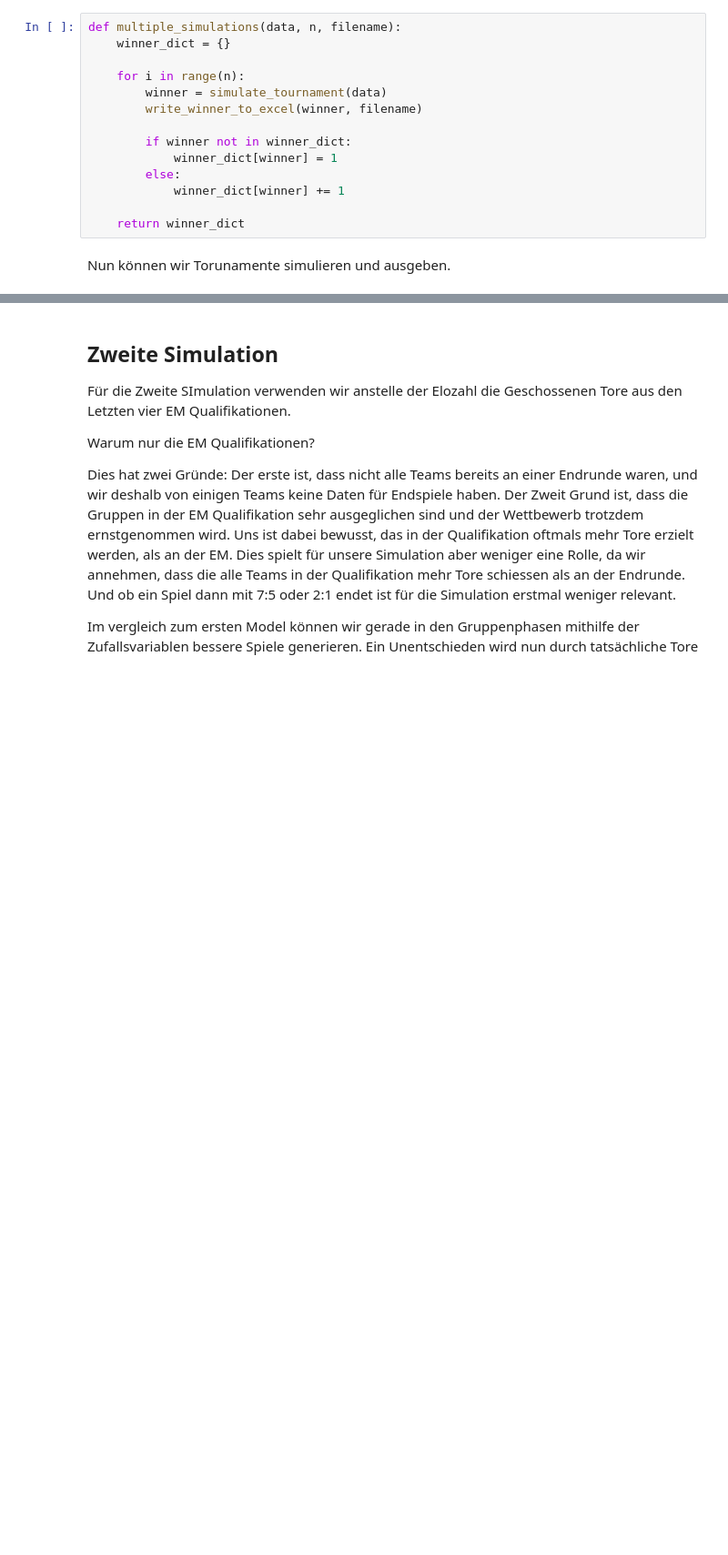
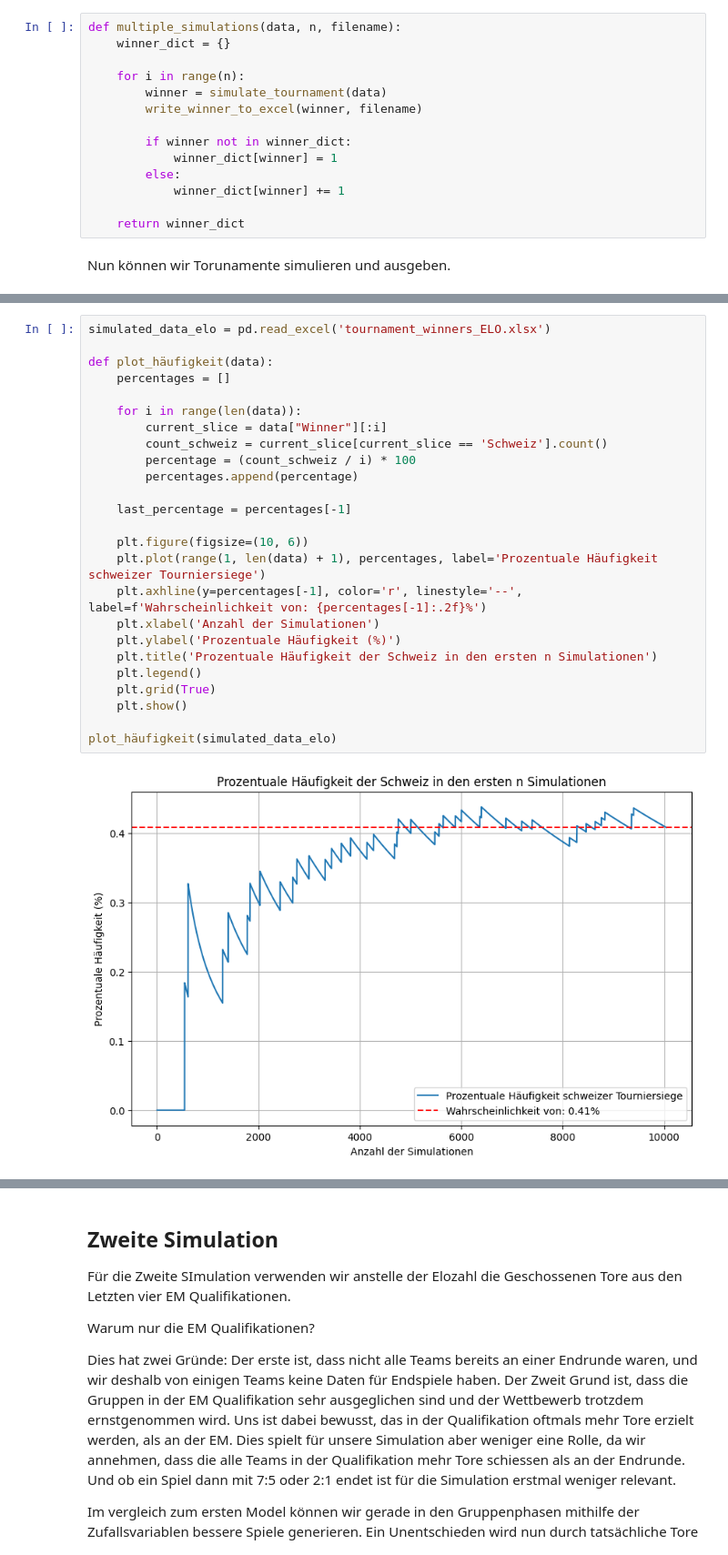
Before and after one commit to Sandra-Senn/propability_soccer_winning, a Jupyter notebook: OMC_WER.ipynb, the cells around one changed output, grey strips where cells are left out. Shown at 91% size. Drawn from its saved outputs; the diff is of its cells as text; blank space fills up the shorter version.

```diff
--- a/OMC_WER.ipynb
+++ b/OMC_WER.ipynb
@@ -399,3 +399,30 @@ plt.show()
+# %%
+simulated_data_elo = pd.read_excel('tournament_winners_ELO.xlsx')
+
+def plot_häufigkeit(data):
+    percentages = []
+
+    for i in range(len(data)):
+        current_slice = data["Winner"][:i]
+        count_schweiz = current_slice[current_slice == 'Schweiz'].count()
+        percentage = (count_schweiz / i) * 100
+        percentages.append(percentage)
+
+    last_percentage = percentages[-1]
+
+    plt.figure(figsize=(10, 6))
+    plt.plot(range(1, len(data) + 1), percentages, label='Prozentuale Häufigkeit schweizer Tourniersiege')
+    plt.axhline(y=percentages[-1], color='r', linestyle='--', label=f'Wahrscheinlichkeit von: {percentages[-1]:.2f}%')
+    plt.xlabel('Anzahl der Simulationen')
+    plt.ylabel('Prozentuale Häufigkeit (%)')
+    plt.title('Prozentuale Häufigkeit der Schweiz in den ersten n Simulationen')
+    plt.legend()
+    plt.grid(True)
+    plt.show()
+
+plot_häufigkeit(simulated_data_elo)
+# %% [output]
+[figure, added]
 # %%
 print("Chance das die Schweiz die EM gewinnt liegt bei:", lst_elo["Schweiz"]/n * 100, "%")
 print("Anzahl der Simulationen:", n)
```
Also changed, not shown: parts of 18 cells of this notebook, 2 other files.
